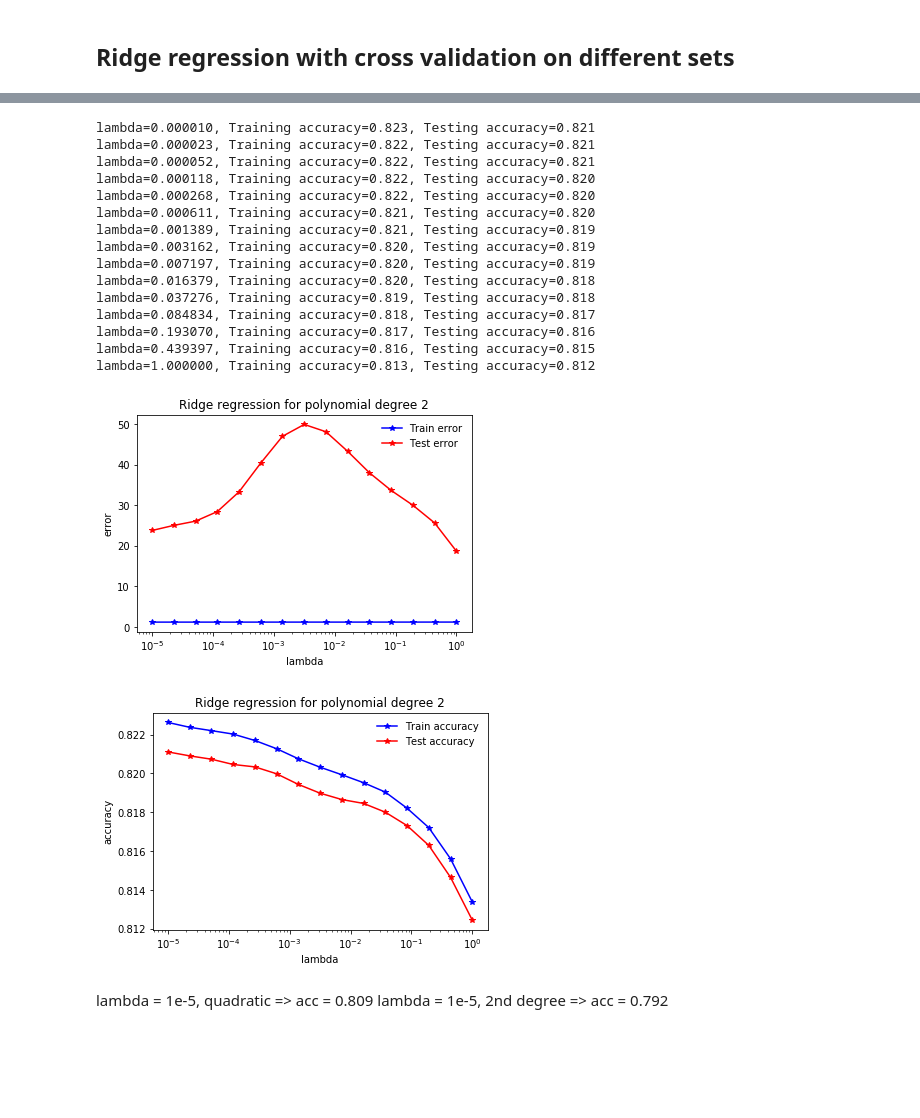
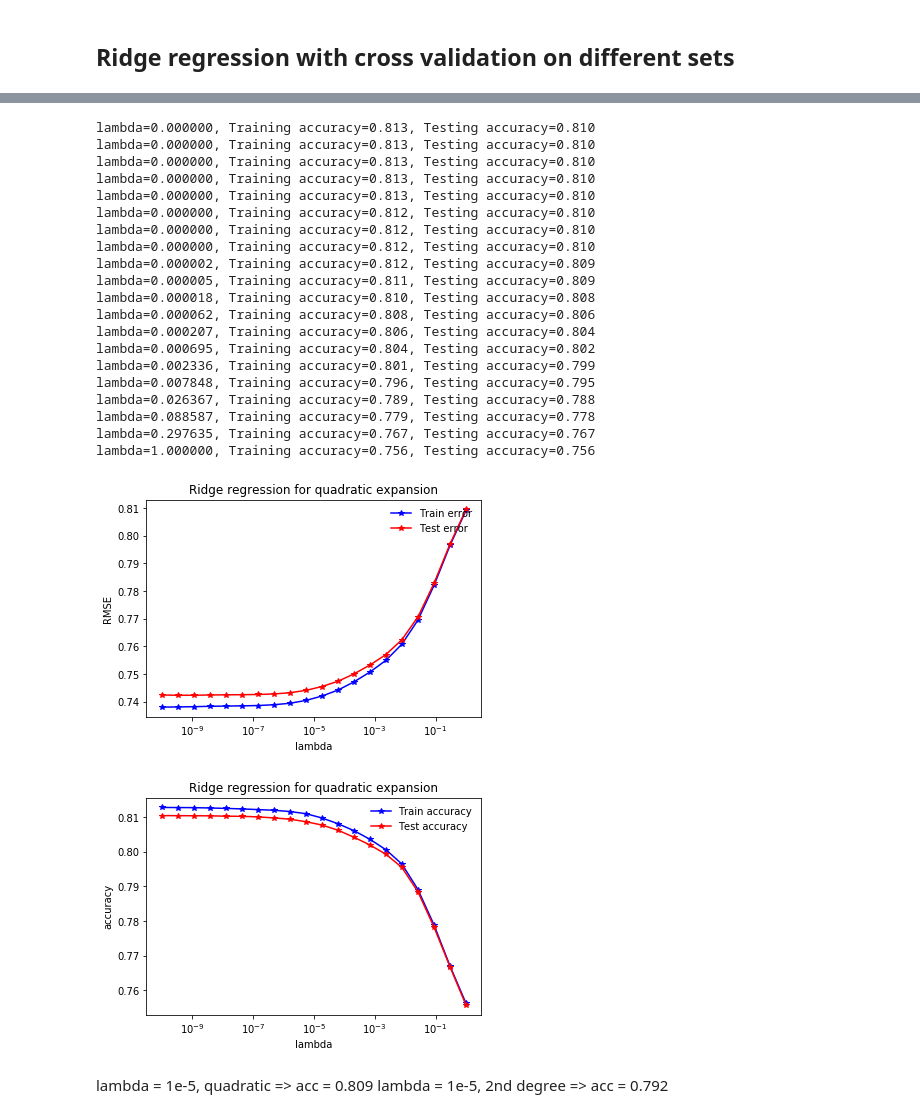
Before and after one commit to dedeswim/ml_project_1, a Jupyter notebook: notebooks/ridge_regression.ipynb, the cells around one changed output, grey strips where cells are left out. Cells and saved outputs as stored; diff of their text form; code cells hidden in the pictures; blank space fills up the shorter version.

```diff
--- a/notebooks/ridge_regression.ipynb
+++ b/notebooks/ridge_regression.ipynb
@@ -278,7 +278,7 @@ def ridge_regression_cross_degree_search_sets(x, y, lambda_, degrees, k):
             y_i = y[x_jet_indexes[i]]
             tx_del = np.delete(tx_i, jet_indexes[i], axis=1)
 
-            for li in log_indexes[i]:
+            for li in range(tx_del.shape[1]):
                 # print(tx_del[:,li].min())
                 tx_del[:,li] = np.apply_along_axis(lambda n: np.log(1 + abs(tx_del[:,li].min()) + n), 0, tx_del[:,li])
 
@@ -307,7 +307,7 @@ def ridge_regression_cross_degree_search_sets(x, y, lambda_, degrees, k):
                    d=degree, l=lambda_, tr=rmse_tr[ind], te=rmse_te[ind]))
 
     plot_poly_degree_error(rmse_tr, rmse_te, degrees, lambda_)
-    plot_poly_degree_accuracy(acc_tr, acc_te, degrees, lambda_)
+    # plot_poly_degree_accuracy(acc_tr, acc_te, degrees, lambda_)
 
     return ws, rmse_tr, rmse_te
 # %%
@@ -323,7 +323,7 @@ x[:, 0][x[:, 0] == -999] = np.median(x[:, 0][x[:, 0] != -999])
 x = np.column_stack((x, x_mass))
 # %%
 lambda_ = 1e-5
-degrees = range(15)
+degrees = range(10)
 k = 5
 
 ws, rmse_tr, rmse_te = ridge_regression_cross_degree_search_sets(x, y, lambda_, degrees, k)
@@ -369,14 +363,14 @@ def ridge_regression_cross_lambda_search_sets(x, y, lambdas, k):
             y_i = y[x_jet_indexes[i]]
             tx_del = np.delete(tx_i, jet_indexes[i], axis=1)
 
-            for li in log_indexes[i]:
+            for li in range(tx_del.shape[1]):
                 # print(tx_del[:,li].min())
                 tx_del[:,li] = np.apply_along_axis(lambda n: np.log(1 + abs(tx_del[:,li].min()) + n), 0, tx_del[:,li])
 
 
             tx_std = standardize(x[x_jet_indexes[i]])[0]
-            # tx = build_poly_matrix_quadratic(tx_del)
-            tx = build_poly_matrix_vandermonde(tx_del, 10)
+            tx = build_poly_matrix_quadratic(tx_del)
+            # tx = build_poly_matrix_vandermonde(tx_del, 2)
             tx = np.c_[np.ones((y_i.shape[0], 1)), tx]
 
 
@@ -386,13 +380,13 @@ def ridge_regression_cross_lambda_search_sets(x, y, lambdas, k):
                 cross_validation(y_i, tx, k_indices, k, lambda_, ridge_regression)
 
             ws.append(w)
-            te_accs.append(te_acc * x[x_jet_indexes[i]].shape[0])
-            tr_accs.append(tr_acc * x[x_jet_indexes[i]].shape[0])
-            te_losses.append(te_loss * x[x_jet_indexes[i]].shape[0])
-            tr_losses.append(tr_loss * x[x_jet_indexes[i]].shape[0])
+            te_accs.append(te_acc * tx_i.shape[0])
+            tr_accs.append(tr_acc * tx_i.shape[0])
+            te_losses.append(te_loss * tx_i.shape[0])
+            tr_losses.append(tr_loss * tx_i.shape[0])
 
-        rmse_tr.append(np.math.sqrt(2 * sum(tr_losses) / x.shape[0]))
-        rmse_te.append(np.math.sqrt(2 * sum(te_losses) / x.shape[0]))
+        rmse_tr.append(sum(tr_losses) / x.shape[0])
+        rmse_te.append(sum(te_losses) / x.shape[0])
         acc_tr.append(sum(tr_accs) / x.shape[0])
         acc_te.append(sum(te_accs) / x.shape[0])
 
@@ -415,28 +409,33 @@ x_mass[x[:, 0] == -999] = 1
 x[:, 0][x[:, 0] == -999] = np.median(x[:, 0][x[:, 0] != -999])
 x = np.column_stack((x, x_mass))
 # %%
-lambdas = np.logspace(-5, 0, 15)
+lambdas = np.logspace(-10, 0, 20)
 k = 5
 
 _ = ridge_regression_cross_lambda_search_sets(x, y, lambdas, k)
 # %% [output]
-lambda=0.000010, Training accuracy=0.823, Testing accuracy=0.821
-lambda=0.000023, Training accuracy=0.822, Testing accuracy=0.821
-lambda=0.000052, Training accuracy=0.822, Testing accuracy=0.821
-lambda=0.000118, Training accuracy=0.822, Testing accuracy=0.820
-lambda=0.000268, Training accuracy=0.822, Testing accuracy=0.820
-lambda=0.000611, Training accuracy=0.821, Testing accuracy=0.820
-lambda=0.001389, Training accuracy=0.821, Testing accuracy=0.819
-lambda=0.003162, Training accuracy=0.820, Testing accuracy=0.819
-lambda=0.007197, Training accuracy=0.820, Testing accuracy=0.819
-lambda=0.016379, Training accuracy=0.820, Testing accuracy=0.818
-lambda=0.037276, Training accuracy=0.819, Testing accuracy=0.818
-lambda=0.084834, Training accuracy=0.818, Testing accuracy=0.817
-lambda=0.193070, Training accuracy=0.817, Testing accuracy=0.816
-lambda=0.439397, Training accuracy=0.816, Testing accuracy=0.815
-lambda=1.000000, Training accuracy=0.813, Testing accuracy=0.812
+lambda=0.000000, Training accuracy=0.813, Testing accuracy=0.810
+lambda=0.000000, Training accuracy=0.813, Testing accuracy=0.810
+lambda=0.000000, Training accuracy=0.813, Testing accuracy=0.810
+lambda=0.000000, Training accuracy=0.813, Testing accuracy=0.810
+lambda=0.000000, Training accuracy=0.813, Testing accuracy=0.810
+lambda=0.000000, Training accuracy=0.812, Testing accuracy=0.810
+lambda=0.000000, Training accuracy=0.812, Testing accuracy=0.810
+lambda=0.000000, Training accuracy=0.812, Testing accuracy=0.810
+lambda=0.000002, Training accuracy=0.812, Testing accuracy=0.809
+lambda=0.000005, Training accuracy=0.811, Testing accuracy=0.809
+lambda=0.000018, Training accuracy=0.810, Testing accuracy=0.808
+lambda=0.000062, Training accuracy=0.808, Testing accuracy=0.806
+lambda=0.000207, Training accuracy=0.806, Testing accuracy=0.804
+lambda=0.000695, Training accuracy=0.804, Testing accuracy=0.802
+lambda=0.002336, Training accuracy=0.801, Testing accuracy=0.799
+lambda=0.007848, Training accuracy=0.796, Testing accuracy=0.795
+lambda=0.026367, Training accuracy=0.789, Testing accuracy=0.788
+lambda=0.088587, Training accuracy=0.779, Testing accuracy=0.778
+lambda=0.297635, Training accuracy=0.767, Testing accuracy=0.767
+lambda=1.000000, Training accuracy=0.756, Testing accuracy=0.756
-[figure, old version]
+[figure, new version]
-[figure, old version]
+[figure, new version]
 # %% [markdown]
 lambda = 1e-5, quadratic => acc = 0.809
 lambda = 1e-5, 2nd degree => acc = 0.792
```
Also changed, not shown: parts of 5 cells of this notebook, 17 other files.
